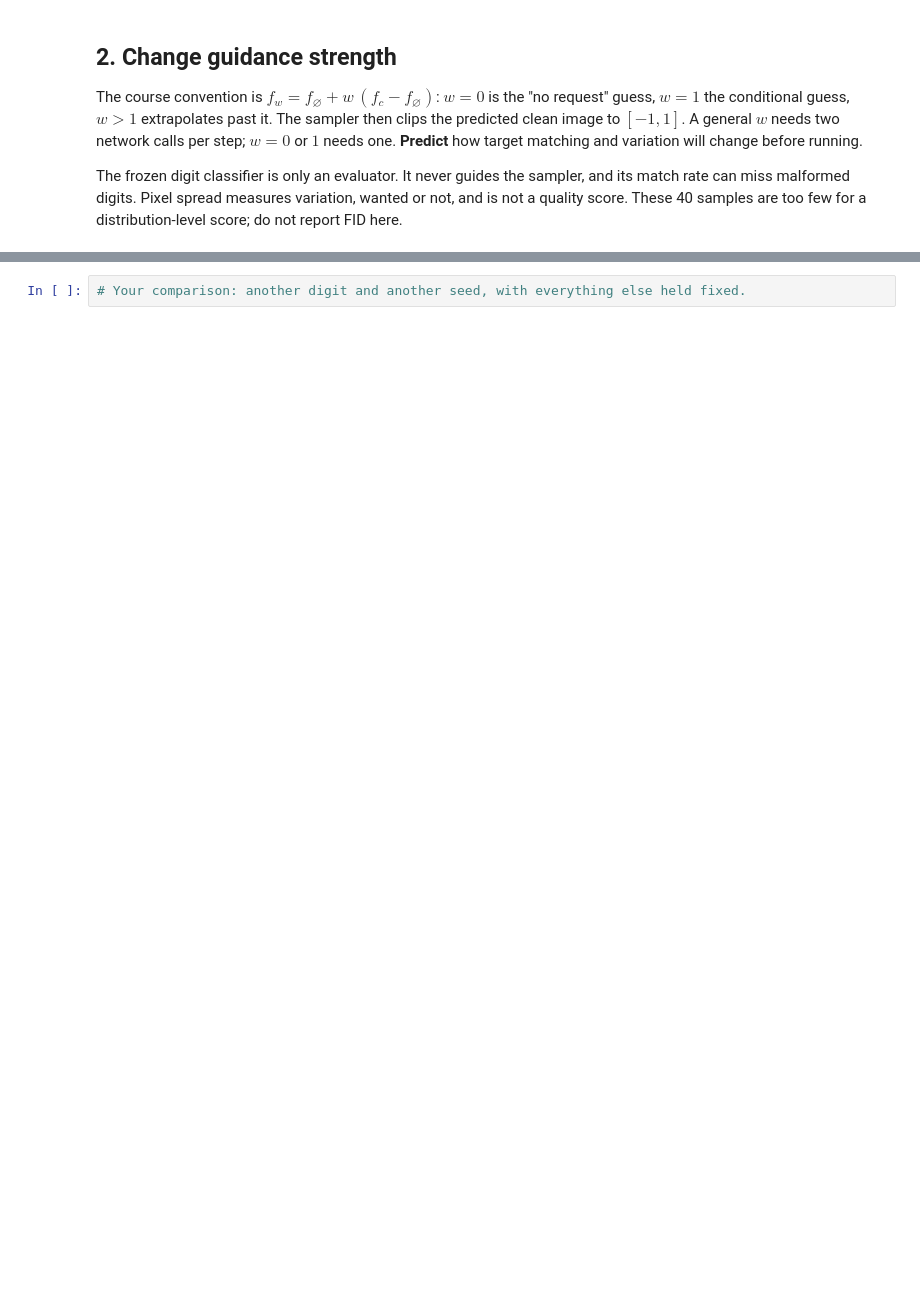
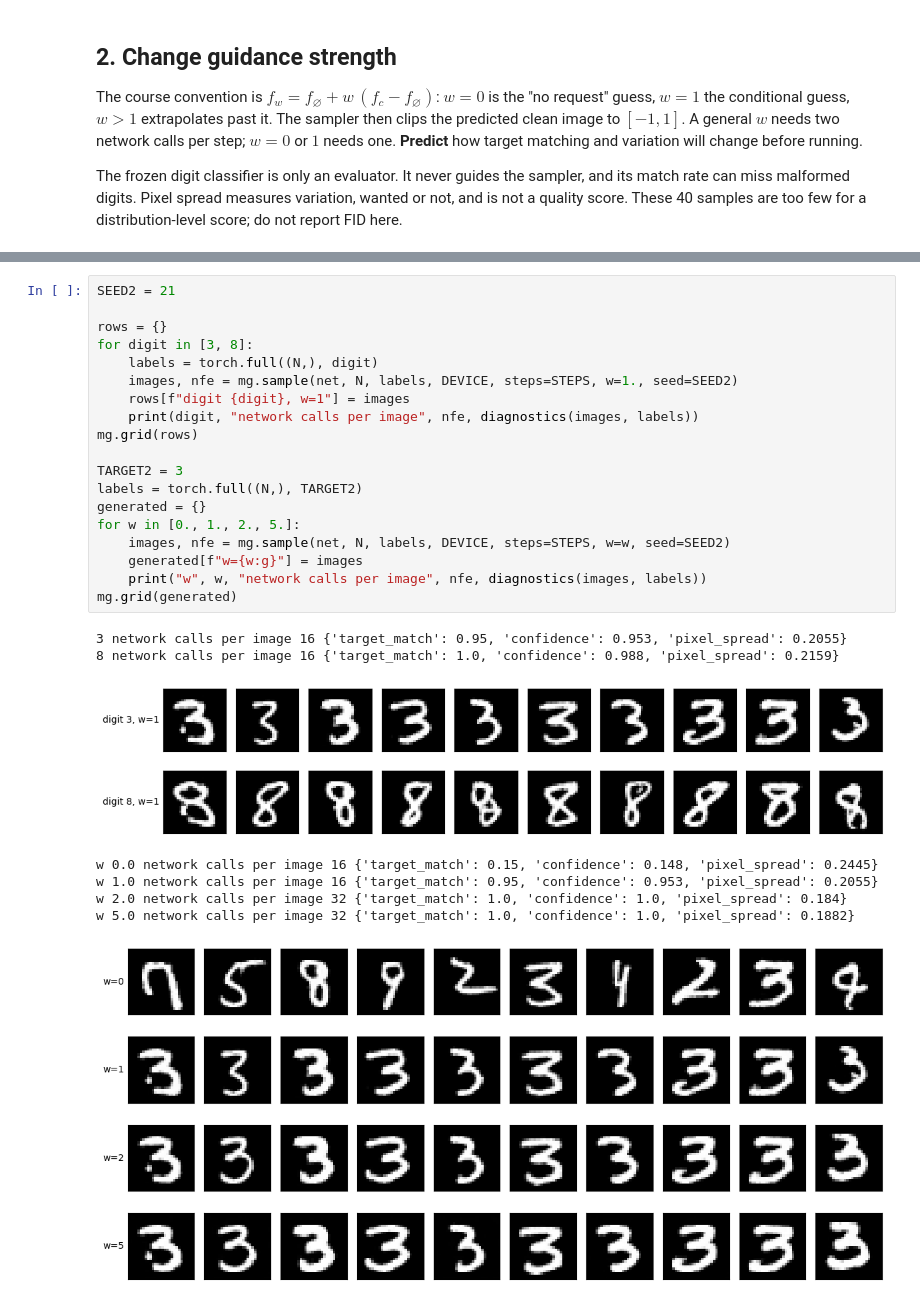
Before and after one commit to andrewyounucsd/dsc180a-edm-checkpoint, a Jupyter notebook: notebooks/guidance_mnist.ipynb, the cells around one changed output, grey strips where cells are left out. Cells and saved outputs as stored; diff of their text form; blank space fills up the shorter version.

```diff
--- a/notebooks/guidance_mnist.ipynb
+++ b/notebooks/guidance_mnist.ipynb
@@ -346,5 +376,31 @@ within each comparison. Make two labeled grids with their metric tables, then an
 # %%
-# Your comparison: another digit and another seed, with everything else held fixed.
+SEED2 = 21
+
+rows = {}
+for digit in [3, 8]:
+    labels = torch.full((N,), digit)
+    images, nfe = mg.sample(net, N, labels, DEVICE, steps=STEPS, w=1., seed=SEED2)
+    rows[f"digit {digit}, w=1"] = images
+    print(digit, "network calls per image", nfe, diagnostics(images, labels))
+mg.grid(rows)
+
+TARGET2 = 3
+labels = torch.full((N,), TARGET2)
+generated = {}
+for w in [0., 1., 2., 5.]:
+    images, nfe = mg.sample(net, N, labels, DEVICE, steps=STEPS, w=w, seed=SEED2)
+    generated[f"w={w:g}"] = images
+    print("w", w, "network calls per image", nfe, diagnostics(images, labels))
+mg.grid(generated)
+# %% [output]
+3 network calls per image 16 {'target_match': 0.95, 'confidence': 0.953, 'pixel_spread': 0.2055}
+8 network calls per image 16 {'target_match': 1.0, 'confidence': 0.988, 'pixel_spread': 0.2159}
+[figure, added]
+w 0.0 network calls per image 16 {'target_match': 0.15, 'confidence': 0.148, 'pixel_spread': 0.2445}
+w 1.0 network calls per image 16 {'target_match': 0.95, 'confidence': 0.953, 'pixel_spread': 0.2055}
+w 2.0 network calls per image 32 {'target_match': 1.0, 'confidence': 1.0, 'pixel_spread': 0.184}
+w 5.0 network calls per image 32 {'target_match': 1.0, 'confidence': 1.0, 'pixel_spread': 0.1882}
+[figure, added]
 # %% [markdown]
 ## 4. Connection to the code and the architecture
 
```
Also changed, not shown: parts of 12 cells of this notebook, 8 other files.
